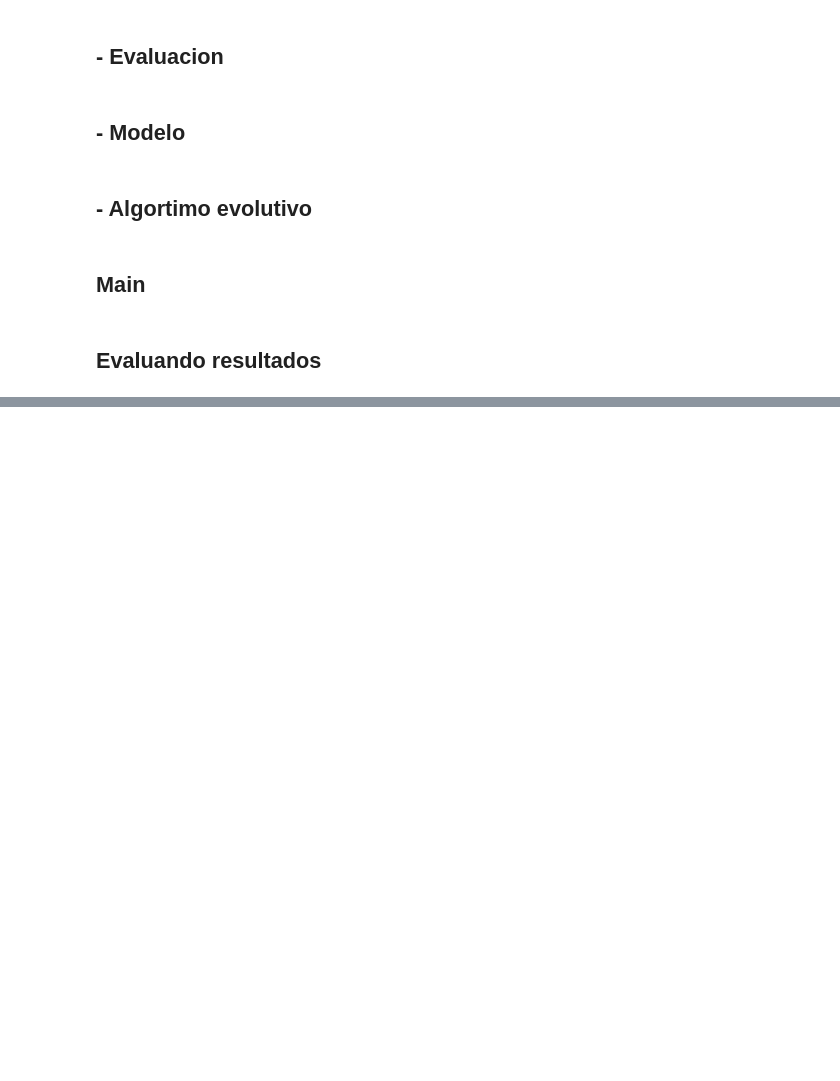
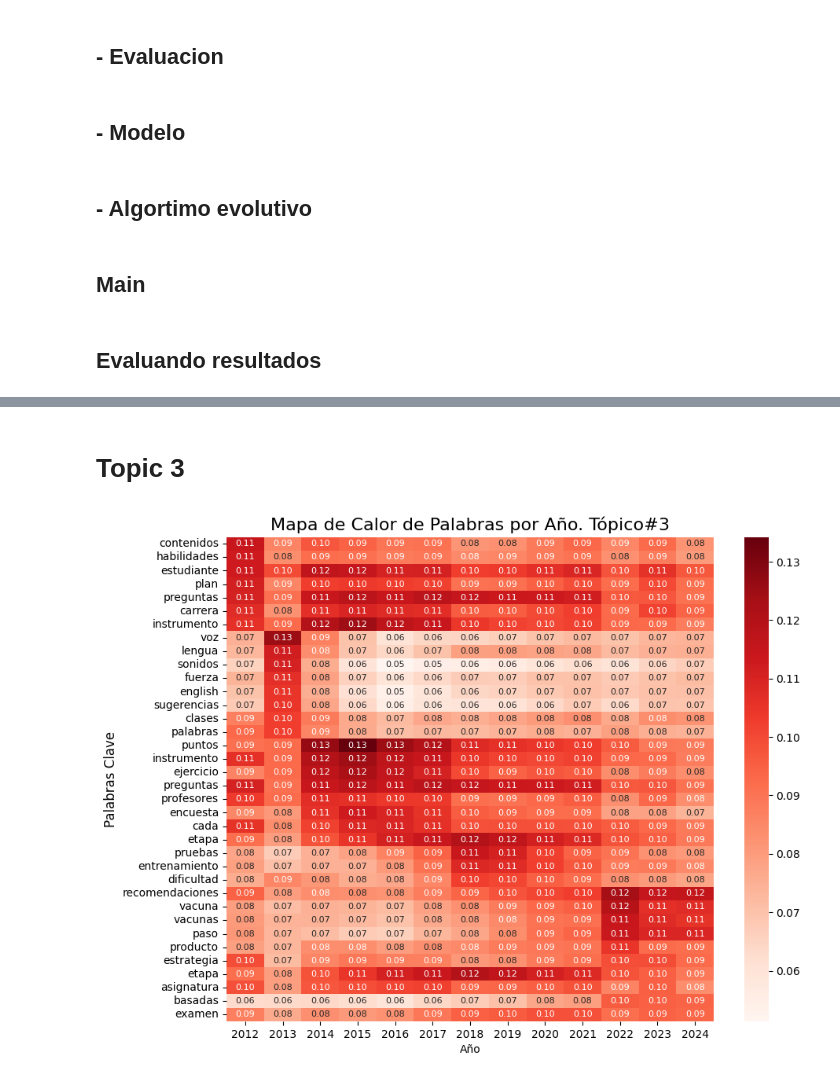
Before and after one commit to naomi-lahera/cfdtm-cmed, a Jupyter notebook: cfdtm-evolusionary-search-hyperparameters.ipynb, the cells around one changed output, grey strips where cells are left out. Cells and saved outputs as stored; diff of their text form; code cells hidden in the pictures; blank space fills up the shorter version.

```diff
--- a/cfdtm-evolusionary-search-hyperparameters.ipynb
+++ b/cfdtm-evolusionary-search-hyperparameters.ipynb
@@ -383,0 +616,20 @@ save_json(TC_TD, os.path.join(best_results_path, 'best_tc_td.json'))
+# %% [markdown]
+# Topic 3
+# %%
+import os
+topic = 3
+topic_name = f'Tópico#{topic}'
+os.makedirs(f'{images_path}/topic_{topic}', exist_ok=True)
+# topic_path_img = f'{images_path}/topic_0/probabilidad.png'
+topic_path_img = f'{images_path}/topic_{topic}/mapa_de_color.png'
+
+words = [
+    'contenidos', 'habilidades', 'estudiante', 'plan', 'preguntas', 'carrera', 'instrumento', 'voz', 'lengua', 'sonidos', 'fuerza', 'english',
+    'sugerencias', 'clases', 'palabras', 'puntos', 'instrumento', 'ejercicio', 'preguntas', 'profesores', 'encuesta', 'cada', 'etapa',
+    'pruebas', 'entrenamiento', 'dificultad', 'recomendaciones', 'vacuna', 'vacunas', 'paso', 'producto','estrategia', 'etapa',
+    'asignatura', 'basadas', 'examen'
+]
+
+get_mapa_color(words, word_index, topic_name, topic_path_img)
+# %% [output]
+[figure, added]
```
Also changed, not shown: parts of 40 cells of this notebook.
